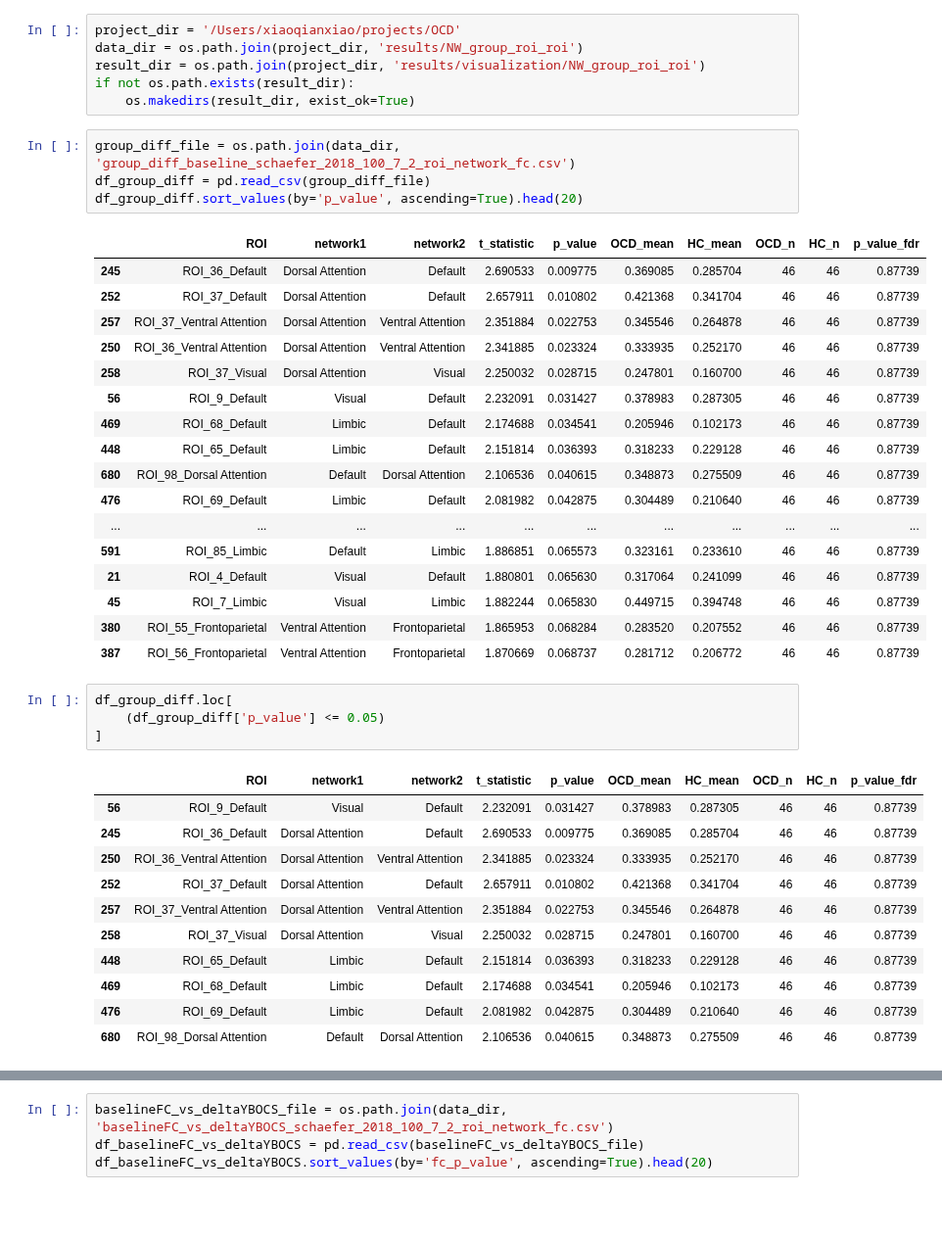
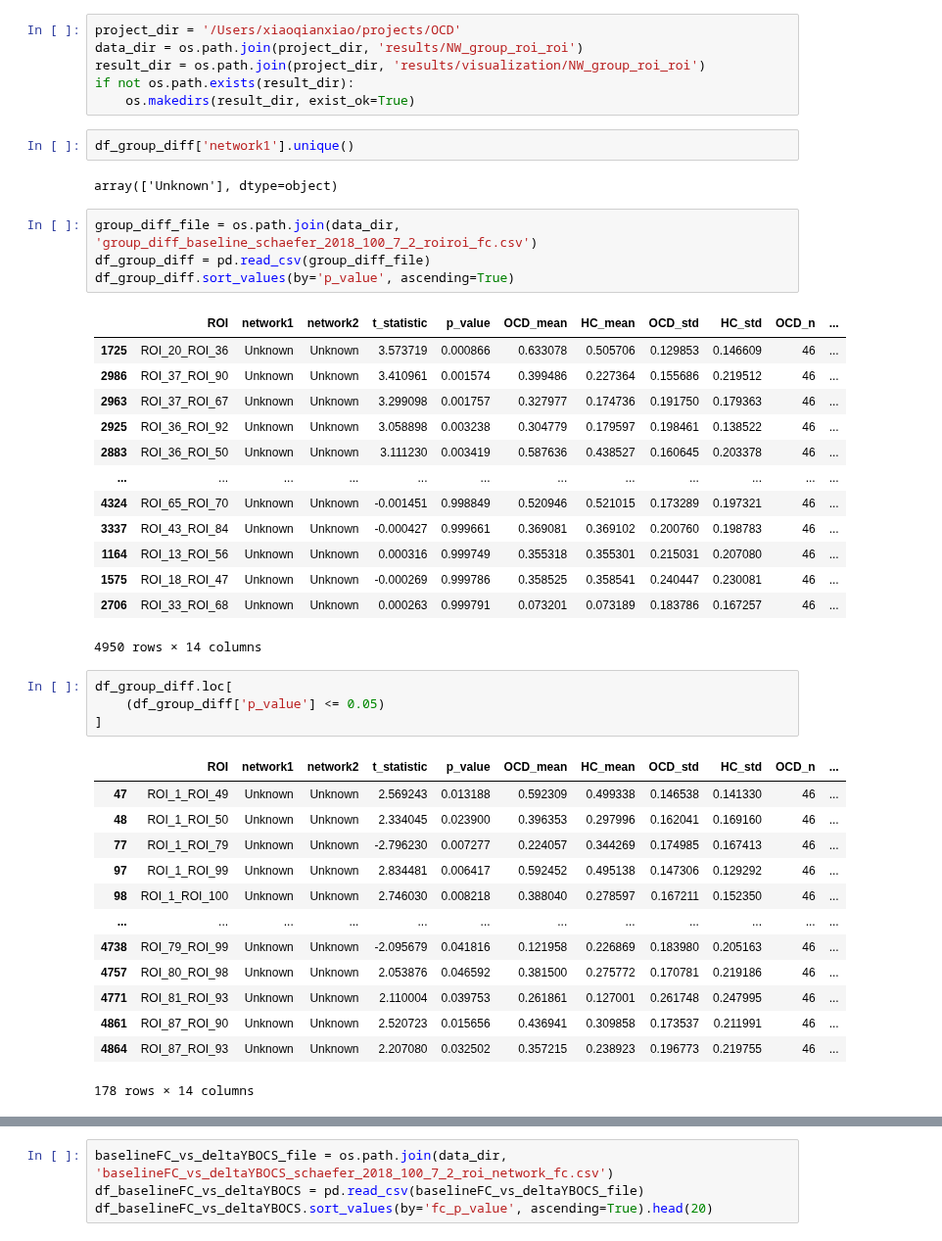
Before and after one commit to XiaoqianXiao/OCD_RO1, a Jupyter notebook: results_visualization_roi_to_roi_schaefer.ipynb, the cells around one changed output, grey strips where cells are left out. Shown at 98% size. Drawn from its saved outputs; the diff is of its cells as text; blank space fills up the shorter version.

Commit message:
update group3.py

```diff
--- a/results_visualization_roi_to_roi_schaefer.ipynb
+++ b/results_visualization_roi_to_roi_schaefer.ipynb
@@ -35,44 +35,46 @@ data_dir = os.path.join(project_dir, 'results/NW_group_roi_roi')
 result_dir = os.path.join(project_dir, 'results/visualization/NW_group_roi_roi')
 if not os.path.exists(result_dir):
     os.makedirs(result_dir, exist_ok=True)
+# %%
+df_group_diff['network1'].unique()
+# %% [output]
+array(['Unknown'], dtype=object)
 # %%
-group_diff_file = os.path.join(data_dir, 'group_diff_baseline_schaefer_2018_100_7_2_roi_network_fc.csv')
+group_diff_file = os.path.join(data_dir, 'group_diff_baseline_schaefer_2018_100_7_2_roiroi_fc.csv')
 df_group_diff = pd.read_csv(group_diff_file)
-df_group_diff.sort_values(by='p_value', ascending=True).head(20)
+df_group_diff.sort_values(by='p_value', ascending=True)
 # %% [output]
-|  | ROI | network1 | network2 | t_statistic | p_value | OCD_mean | HC_mean | OCD_n | HC_n | p_value_fdr |
-| 245 | ROI_36_Default | Dorsal Attention | Default | 2.690533 | 0.009775 | 0.369085 | 0.285704 | 46 | 46 | 0.87739 |
-| 252 | ROI_37_Default | Dorsal Attention | Default | 2.657911 | 0.010802 | 0.421368 | 0.341704 | 46 | 46 | 0.87739 |
-| 257 | ROI_37_Ventral Attention | Dorsal Attention | Ventral Attention | 2.351884 | 0.022753 | 0.345546 | 0.264878 | 46 | 46 | 0.87739 |
-| 250 | ROI_36_Ventral Attention | Dorsal Attention | Ventral Attention | 2.341885 | 0.023324 | 0.333935 | 0.252170 | 46 | 46 | 0.87739 |
-| 258 | ROI_37_Visual | Dorsal Attention | Visual | 2.250032 | 0.028715 | 0.247801 | 0.160700 | 46 | 46 | 0.87739 |
-| 56 | ROI_9_Default | Visual | Default | 2.232091 | 0.031427 | 0.378983 | 0.287305 | 46 | 46 | 0.87739 |
-| 469 | ROI_68_Default | Limbic | Default | 2.174688 | 0.034541 | 0.205946 | 0.102173 | 46 | 46 | 0.87739 |
-| 448 | ROI_65_Default | Limbic | Default | 2.151814 | 0.036393 | 0.318233 | 0.229128 | 46 | 46 | 0.87739 |
-| 680 | ROI_98_Dorsal Attention | Default | Dorsal Attention | 2.106536 | 0.040615 | 0.348873 | 0.275509 | 46 | 46 | 0.87739 |
-| 476 | ROI_69_Default | Limbic | Default | 2.081982 | 0.042875 | 0.304489 | 0.210640 | 46 | 46 | 0.87739 |
-| ... | ... | ... | ... | ... | ... | ... | ... | ... | ... | ... |
-| 591 | ROI_85_Limbic | Default | Limbic | 1.886851 | 0.065573 | 0.323161 | 0.233610 | 46 | 46 | 0.87739 |
-| 21 | ROI_4_Default | Visual | Default | 1.880801 | 0.065630 | 0.317064 | 0.241099 | 46 | 46 | 0.87739 |
-| 45 | ROI_7_Limbic | Visual | Limbic | 1.882244 | 0.065830 | 0.449715 | 0.394748 | 46 | 46 | 0.87739 |
-| 380 | ROI_55_Frontoparietal | Ventral Attention | Frontoparietal | 1.865953 | 0.068284 | 0.283520 | 0.207552 | 46 | 46 | 0.87739 |
-| 387 | ROI_56_Frontoparietal | Ventral Attention | Frontoparietal | 1.870669 | 0.068737 | 0.281712 | 0.206772 | 46 | 46 | 0.87739 |
+|  | ROI | network1 | network2 | t_statistic | p_value | OCD_mean | HC_mean | OCD_std | HC_std | OCD_n | ... |
+| 1725 | ROI_20_ROI_36 | Unknown | Unknown | 3.573719 | 0.000866 | 0.633078 | 0.505706 | 0.129853 | 0.146609 | 46 | ... |
+| 2986 | ROI_37_ROI_90 | Unknown | Unknown | 3.410961 | 0.001574 | 0.399486 | 0.227364 | 0.155686 | 0.219512 | 46 | ... |
+| 2963 | ROI_37_ROI_67 | Unknown | Unknown | 3.299098 | 0.001757 | 0.327977 | 0.174736 | 0.191750 | 0.179363 | 46 | ... |
+| 2925 | ROI_36_ROI_92 | Unknown | Unknown | 3.058898 | 0.003238 | 0.304779 | 0.179597 | 0.198461 | 0.138522 | 46 | ... |
+| 2883 | ROI_36_ROI_50 | Unknown | Unknown | 3.111230 | 0.003419 | 0.587636 | 0.438527 | 0.160645 | 0.203378 | 46 | ... |
+| ... | ... | ... | ... | ... | ... | ... | ... | ... | ... | ... | ... |
+| 4324 | ROI_65_ROI_70 | Unknown | Unknown | -0.001451 | 0.998849 | 0.520946 | 0.521015 | 0.173289 | 0.197321 | 46 | ... |
+| 3337 | ROI_43_ROI_84 | Unknown | Unknown | -0.000427 | 0.999661 | 0.369081 | 0.369102 | 0.200760 | 0.198783 | 46 | ... |
+| 1164 | ROI_13_ROI_56 | Unknown | Unknown | 0.000316 | 0.999749 | 0.355318 | 0.355301 | 0.215031 | 0.207080 | 46 | ... |
+| 1575 | ROI_18_ROI_47 | Unknown | Unknown | -0.000269 | 0.999786 | 0.358525 | 0.358541 | 0.240447 | 0.230081 | 46 | ... |
+| 2706 | ROI_33_ROI_68 | Unknown | Unknown | 0.000263 | 0.999791 | 0.073201 | 0.073189 | 0.183786 | 0.167257 | 46 | ... |
+4950 rows × 14 columns
 # %%
 df_group_diff.loc[
     (df_group_diff['p_value'] <= 0.05)
 ]
 # %% [output]
-|  | ROI | network1 | network2 | t_statistic | p_value | OCD_mean | HC_mean | OCD_n | HC_n | p_value_fdr |
-| 56 | ROI_9_Default | Visual | Default | 2.232091 | 0.031427 | 0.378983 | 0.287305 | 46 | 46 | 0.87739 |
-| 245 | ROI_36_Default | Dorsal Attention | Default | 2.690533 | 0.009775 | 0.369085 | 0.285704 | 46 | 46 | 0.87739 |
-| 250 | ROI_36_Ventral Attention | Dorsal Attention | Ventral Attention | 2.341885 | 0.023324 | 0.333935 | 0.252170 | 46 | 46 | 0.87739 |
-| 252 | ROI_37_Default | Dorsal Attention | Default | 2.657911 | 0.010802 | 0.421368 | 0.341704 | 46 | 46 | 0.87739 |
-| 257 | ROI_37_Ventral Attention | Dorsal Attention | Ventral Attention | 2.351884 | 0.022753 | 0.345546 | 0.264878 | 46 | 46 | 0.87739 |
-| 258 | ROI_37_Visual | Dorsal Attention | Visual | 2.250032 | 0.028715 | 0.247801 | 0.160700 | 46 | 46 | 0.87739 |
-| 448 | ROI_65_Default | Limbic | Default | 2.151814 | 0.036393 | 0.318233 | 0.229128 | 46 | 46 | 0.87739 |
-| 469 | ROI_68_Default | Limbic | Default | 2.174688 | 0.034541 | 0.205946 | 0.102173 | 46 | 46 | 0.87739 |
-| 476 | ROI_69_Default | Limbic | Default | 2.081982 | 0.042875 | 0.304489 | 0.210640 | 46 | 46 | 0.87739 |
-| 680 | ROI_98_Dorsal Attention | Default | Dorsal Attention | 2.106536 | 0.040615 | 0.348873 | 0.275509 | 46 | 46 | 0.87739 |
+|  | ROI | network1 | network2 | t_statistic | p_value | OCD_mean | HC_mean | OCD_std | HC_std | OCD_n | ... |
+| 47 | ROI_1_ROI_49 | Unknown | Unknown | 2.569243 | 0.013188 | 0.592309 | 0.499338 | 0.146538 | 0.141330 | 46 | ... |
+| 48 | ROI_1_ROI_50 | Unknown | Unknown | 2.334045 | 0.023900 | 0.396353 | 0.297996 | 0.162041 | 0.169160 | 46 | ... |
+| 77 | ROI_1_ROI_79 | Unknown | Unknown | -2.796230 | 0.007277 | 0.224057 | 0.344269 | 0.174985 | 0.167413 | 46 | ... |
+| 97 | ROI_1_ROI_99 | Unknown | Unknown | 2.834481 | 0.006417 | 0.592452 | 0.495138 | 0.147306 | 0.129292 | 46 | ... |
+| 98 | ROI_1_ROI_100 | Unknown | Unknown | 2.746030 | 0.008218 | 0.388040 | 0.278597 | 0.167211 | 0.152350 | 46 | ... |
+| ... | ... | ... | ... | ... | ... | ... | ... | ... | ... | ... | ... |
+| 4738 | ROI_79_ROI_99 | Unknown | Unknown | -2.095679 | 0.041816 | 0.121958 | 0.226869 | 0.183980 | 0.205163 | 46 | ... |
+| 4757 | ROI_80_ROI_98 | Unknown | Unknown | 2.053876 | 0.046592 | 0.381500 | 0.275772 | 0.170781 | 0.219186 | 46 | ... |
+| 4771 | ROI_81_ROI_93 | Unknown | Unknown | 2.110004 | 0.039753 | 0.261861 | 0.127001 | 0.261748 | 0.247995 | 46 | ... |
+| 4861 | ROI_87_ROI_90 | Unknown | Unknown | 2.520723 | 0.015656 | 0.436941 | 0.309858 | 0.173537 | 0.211991 | 46 | ... |
+| 4864 | ROI_87_ROI_93 | Unknown | Unknown | 2.207080 | 0.032502 | 0.357215 | 0.238923 | 0.196773 | 0.219755 | 46 | ... |
+178 rows × 14 columns
 # %%
 df_group_diff.loc[
     (df_group_diff['network1'].isin(['Default', 'Dorsal Attention'])) &
```
Also changed, not shown: parts of 1 cell of this notebook, 1 other file.
